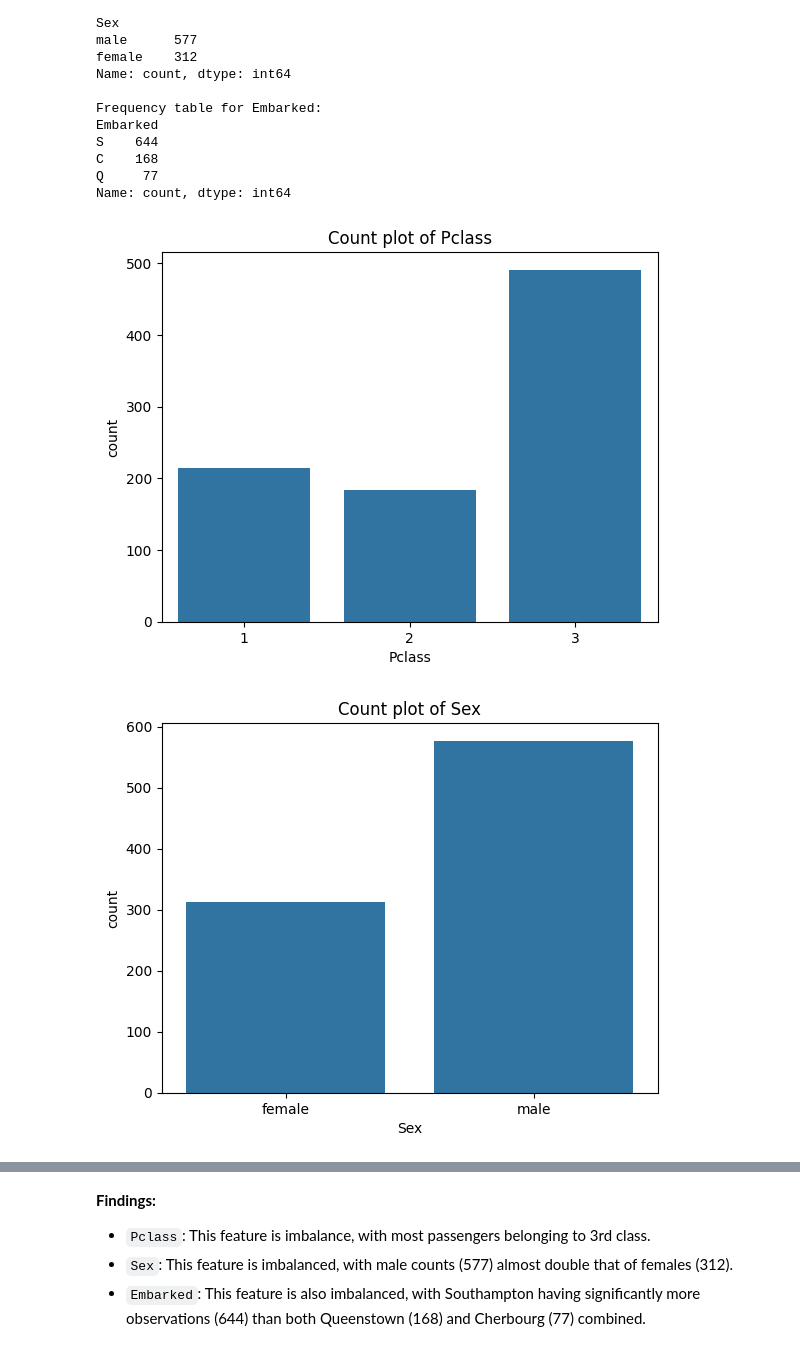
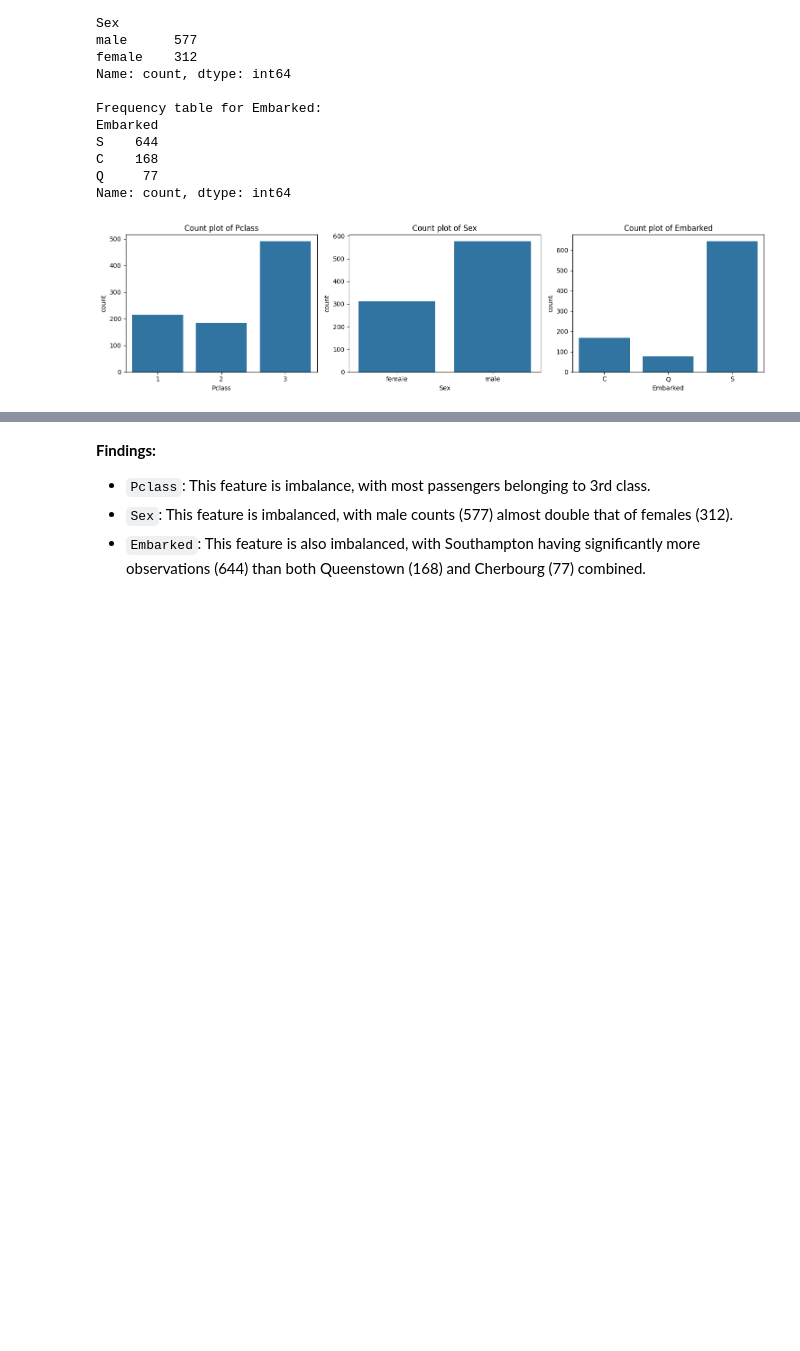
Before and after one commit to rimvelvet31/titanic-prediction, a Jupyter notebook: notebook.ipynb, the cells around one changed output, grey strips where cells are left out. Drawn from its saved outputs; the diff is of its cells as text; code cells hidden in the pictures; blank space fills up the shorter version.

```diff
--- a/notebook.ipynb
+++ b/notebook.ipynb
@@ -371,7 +379,7 @@ train_data_cleaned[quantitative_cols].describe()
 # %%
 # Use histograms, KDE plots, and box plots for visualizing the distribution of numeric features
 for col in quantitative_cols:
-    fig, ax = plt.subplots(nrows=1, ncols=2, figsize=(12, 3))
+    fig, ax = plt.subplots(nrows=1, ncols=2, figsize=(12, 4))
 
     sns.histplot(data=train_data_cleaned, x=col, ax=ax[0], bins=5)
     ax[0].set_title(f"Histogram of {col}")
@@ -427,10 +435,14 @@ Q     77
 Name: count, dtype: int64
 # %%
 # Use count plots to visualize the distribution of categorical features
-for col in categorical_cols:
-    sns.countplot(data=train_data_cleaned, x=col)
-    plt.title(f"Count plot of {col}")
-    plt.show()
+fig, ax = plt.subplots(nrows=1, ncols=len(categorical_cols), figsize=(15, 4))
+
+for i, col in enumerate(categorical_cols):
+    sns.countplot(data=train_data_cleaned, x=col, ax=ax[i])
+    ax[i].set_title(f"Count plot of {col}")
+    ax[i].set_xlabel(col)
+
+plt.tight_layout()
+plt.show()
 # %% [output]
-[figure, old version]
+[figure, new version]
-[figure, removed]
```
Also changed, not shown: parts of 14 cells of this notebook.
